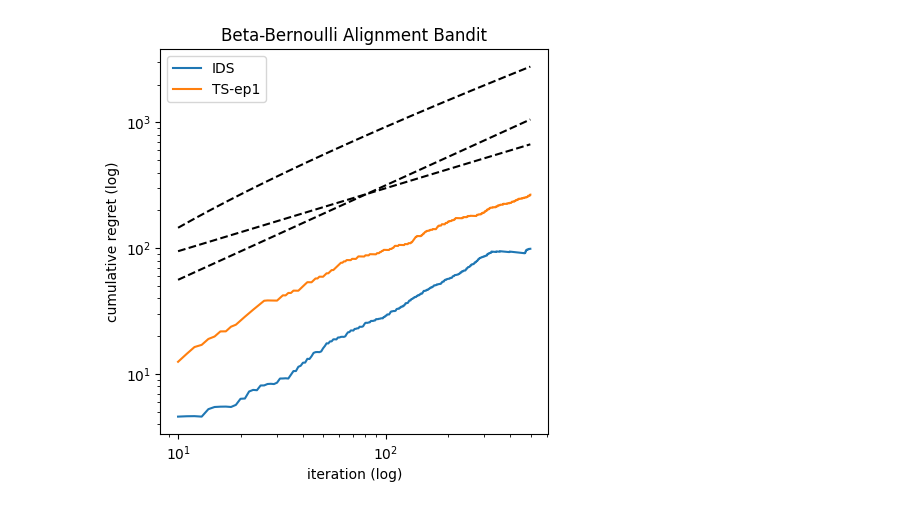
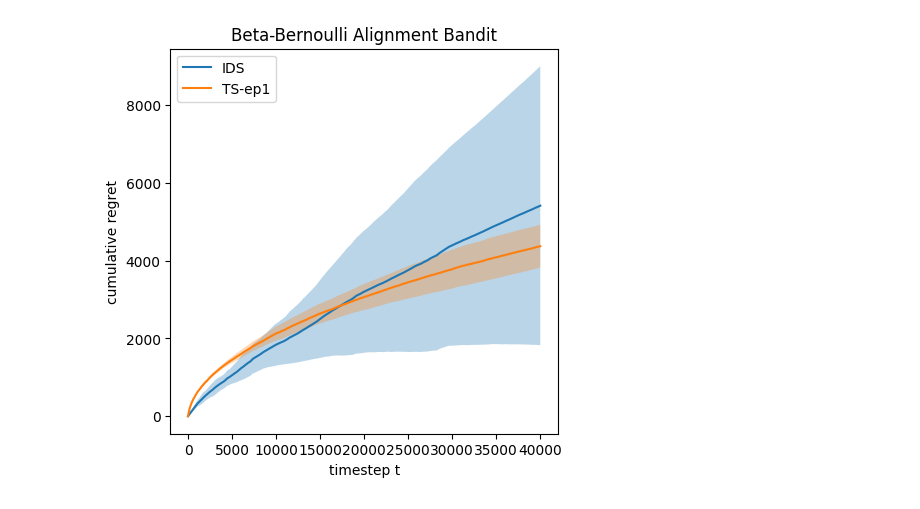
Before and after one commit to DavidJGChen/bandit-exploration, a Jupyter notebook: notebooks/analysis.ipynb, the cells around one changed output. Drawn from its saved outputs; the diff is of its cells as text; code cells hidden in the pictures.

```diff
--- a/notebooks/analysis.ipynb
+++ b/notebooks/analysis.ipynb
@@ -70,0 +58,9 @@ for i, trial_id in enumerate(trial_ids):
+# %%
+df = pl.DataFrame()
+
+for i, trial_id in enumerate(trial_ids):
+    filename = generate_base_filename(base_seed, trial_id)
+    with open(os.path.join(output_dir, f"data_{filename}"), "rb") as f:
+        df = df.vstack(pl.read_parquet(f))
+
+ic(df)
@@ -74,57 +111,35 @@ regret_stds = np.std(all_regrets, axis=0)
 # %%
 """
 Section below is for plotting
 """
 title = bandit_env_name
 output = bandit_env_config.label
 
-# plt.figure(figsize=(5, 5))
-# for i in range(num_trials):
-#     for alg in range(num_algs):
-#         plt.plot(regrets[i][alg], color="blue", alpha=0.3)
+plt.figure(figsize=(5, 5))
 
-# for alg in range(num_algs):
-#     plt.plot(regret_means[alg], label=algorithms[alg].label, color="blue")
-# # plt.xlim(left=0, right=T)
-# plt.title(title)
-# plt.xlabel("timestep t")
-# plt.ylabel("cumulative regret")
-# plt.legend()
-# plt.savefig(f"images/{output}.png")
-# plt.show()
-
-# log log plot
-plt.figure(figsize=(5, 5))
 for alg in range(num_algs):
     plt.plot(
-        np.arange(10, T),
-        regret_means[alg][10:],
+        np.arange(T),
+        regret_means[alg],
         label=algorithms[alg].label,
     )
     plt.fill_between(
-        np.arange(10, T),
-        regret_means[alg][10:] + regret_stds[alg][10:],
-        regret_means[alg][10:] - regret_stds[alg][10:],
+        np.arange(T),
+        regret_means[alg] + regret_stds[alg],
+        regret_means[alg] - regret_stds[alg],
         alpha=0.3,
     )
-# lines for comparison
-x = np.arange(10, T)
-sqrt_x = 30 * np.sqrt(x)
-sqrt_x_log_x = 20 * np.sqrt(x) * np.log(x)
-x_3_4 = 10 * x ** (3 / 4)
+# for i in range(num_trials):
+#     for alg in range(num_algs):
+#         plt.plot(all_regrets[i][alg], color="blue", alpha=0.3)
 
-# plt.plot(x, x, "k--")
-plt.plot(x, sqrt_x, "k--")
-plt.plot(x, sqrt_x_log_x, "k--")
-plt.plot(x, x_3_4, "k--")
+# for alg in range(num_algs):
+#     plt.plot(regret_means[alg], label=algorithms[alg].label)
 # plt.xlim(left=0, right=T)
-# plt.ylim(bottom=0, top=120)
 plt.title(title)
-plt.xlabel("iteration (log)")
-plt.ylabel("cumulative regret (log)")
-plt.yscale("log")
-plt.xscale("log")
+plt.xlabel("timestep t")
+plt.ylabel("cumulative regret")
 plt.legend()
 plt.show()
 # %% [output]
-[figure, old version]
+[figure, new version]
```
Also changed, not shown: parts of 11 cells of this notebook, 7 other files.
